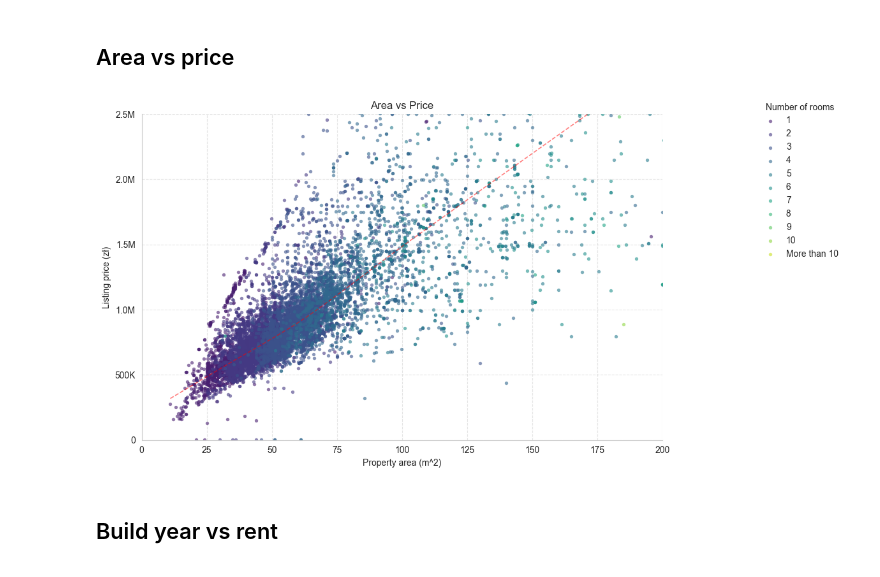
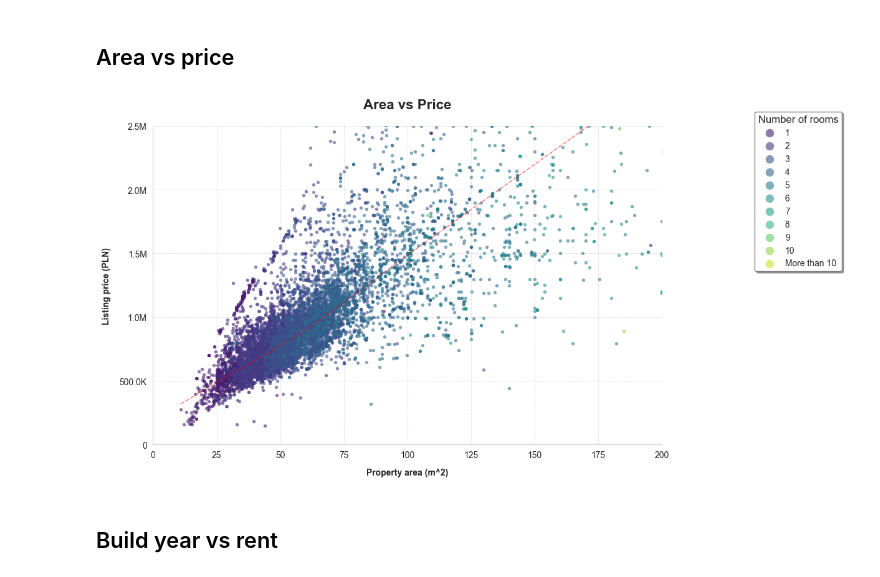
Before and after one commit to Brozi/Otodom-Scraper, a Jupyter notebook: listing-scraper/1.0-jb-eda.ipynb, the cells around one changed output. Saved outputs shown, nothing was run; the diff lists cells and outputs as text; code cells hidden in the pictures.

```diff
--- a/listing-scraper/1.0-jb-eda.ipynb
+++ b/listing-scraper/1.0-jb-eda.ipynb
@@ -11,5 +11,10 @@ import statsmodels
 pd.set_option('display.max_rows', 1000)
 pd.set_option('display.max_columns', 1000)
 pd.set_option('display.width', 1000)
+#Zmienne pomocnicze
+rent_limit = 20
 # %%
 df = pd.read_csv('../data/master_listings.csv', sep=';')
+# %%
+dynamic_threshold = df['price'].quantile(0.0015)
+dynamic_threshold
@@ -28,7 +35,7 @@ def format_millions(x, pos):
     if x >= 1000000:
         return f'{x / 1000000:.1f}M'
     elif x >= 1000:
-        return f'{int(x / 1000)}K'
+        return f'{x / 1000:.1f}K'
     else:
         return str(int(x))
 #Porządek kategorii pokojów
@@ -79,5 +67,5 @@ Name: count, dtype: int64
 # %% [markdown]
 ## Czynsz
 # %%
-df['rent'] = df['rent'].mask((df['rent'] <= 20) & (df['property_type']!='house'), np.nan)
+df['rent'] = df['rent'].mask((df['rent'] <= rent_limit) & (df['property_type']!='house'), np.nan)
 #df[df['property_type']=='house']['rent'].value_counts(dropna=False)
@@ -245,43 +218,67 @@ Name: price_per_meter, dtype: float64
 ## Area vs price
 # %%
 sns.set_style("whitegrid")
-area_price = sns.lmplot(data=df, x='area', y='price',
+
+df_area_price = df[(df['price'] > dynamic_threshold) & (df['price'].isnull() == False)].copy()
+area_price = sns.lmplot(data=df_area_price, x='area', y='price',
                              hue='rooms_discrete',
                              palette='viridis',
                         height=6,
                         aspect=1.5,
                         ci=None, # Set to 95 if you want the shaded confidence interval
                         scatter_kws={'alpha': 0.6, 's': 15, 'linewidths': 0}, # Controls the dots
                         fit_reg=False   # Controls the lines
                        )
 
 for ax in area_price.axes.flat:
     sns.regplot(
-        data=df,
+        data=df_area_price,
         x='area',
         y='price',
         ax=ax,
         scatter=False,
         lowess=True,# Don't draw the dots a second time
         color='red',   # Distinct color for the global average
         ci=None,
         line_kws={'linewidth': 1.2, 'alpha': 0.5, 'linestyle': '--', 'label': 'Global Average'}
     )
 
-area_price.set_axis_labels("Property area (m^2)", "Listing price (zł)")
 area_price.set(
     xlim=(0, 200),
     ylim=(0, 2500000),
-    title="Area vs Price"
 )
+
+area_price.ax.set_title("Area vs Price",
+                     fontsize=16,
+                     fontweight='bold',
+                     pad=20)
+
+area_price.set_xlabels("Property area (m^2)",
+                                 fontsize=10,
+                                 fontweight='semibold',
+                                 labelpad=10)
+area_price.set_ylabels("Listing price (PLN)",
+                                 fontsize=10,
+                                 fontweight='semibold',
+                                 labelpad=10)
 
 for ax in area_price.axes.flat:
     ax.yaxis.set_major_formatter(FuncFormatter(format_millions))
     ax.grid(True, linestyle='--', alpha=0.5)
-sns.move_legend(area_price, "upper left", bbox_to_anchor=(1, 1), title='Number of rooms')
+sns.move_legend(area_price,
+                "upper left",
+                bbox_to_anchor=(1, 1),
+                title='Number of rooms',
+                title_fontsize=12,
+                fontsize=10,
+                markerscale=2.5,
+                frameon=True,
+                shadow=True,
+                facecolor='white',
+                edgecolor='gray')
 plt.show()
 # %% [output]
-[figure, old version]
+[figure, new version]
 # %% [markdown]
 ## Build year vs rent
 # %%
```
Also changed, not shown: parts of 8 cells of this notebook.
